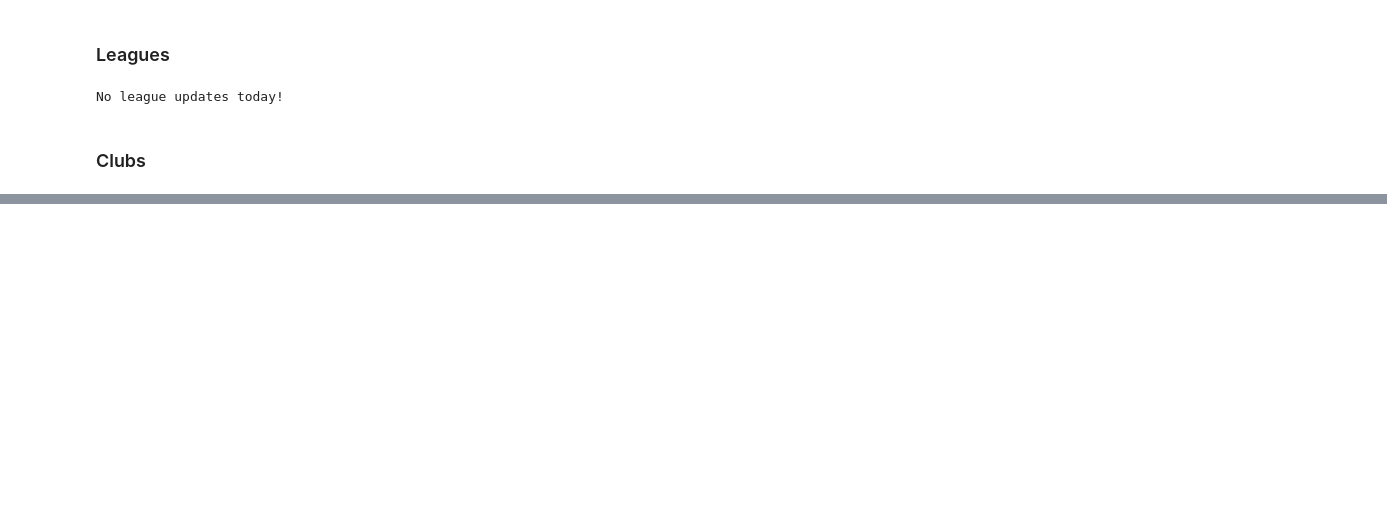
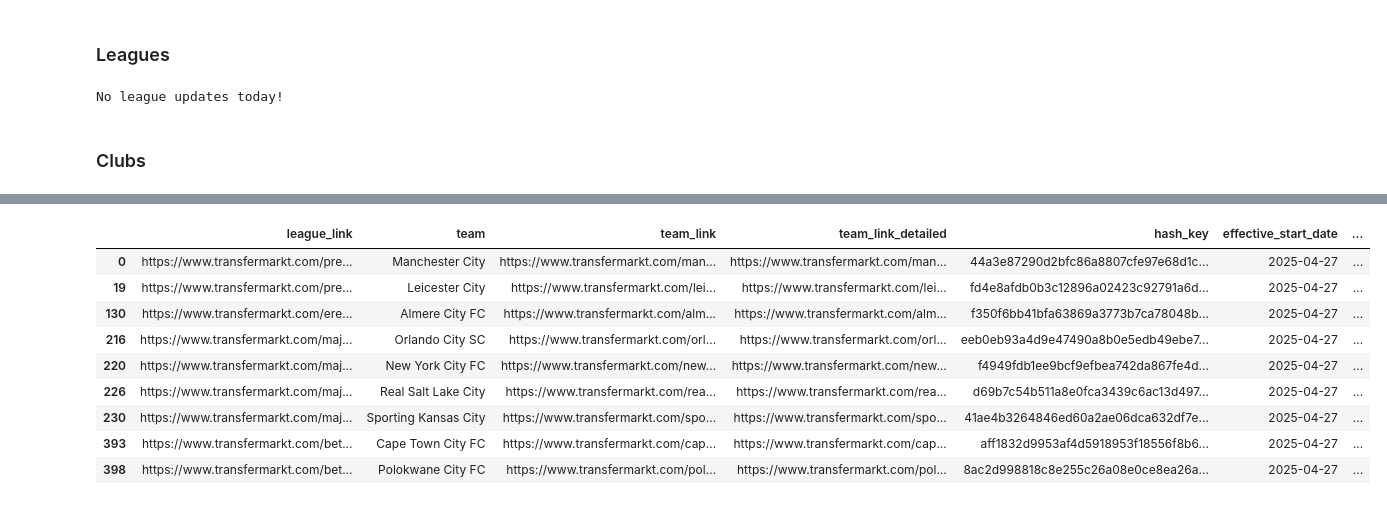
Before and after one commit to kodriscoll609/transfermarkt-monitor, a Jupyter notebook: src/0_source.ipynb, the cells around one changed output, grey strips where cells are left out. Cells and saved outputs as stored; diff of their text form; code cells hidden in the pictures; blank space fills up the shorter version.

```diff
--- a/src/0_source.ipynb
+++ b/src/0_source.ipynb
@@ -63,0 +208,14 @@ https://www.transfermarkt.com/allsvenskan/startseite/wettbewerb/SE1
+# %%
+temp = table("club_links")
+temp[temp.team.str.contains("City")]
+# %% [output]
+|  | league_link | team | team_link | team_link_detailed | hash_key | effective_start_date | ... |
+| 0 | https://www.transfermarkt.com/pre... | Manchester City | https://www.transfermarkt.com/man... | https://www.transfermarkt.com/man... | 44a3e87290d2bfc86a8807cfe97e68d1c... | 2025-04-27 | ... |
+| 19 | https://www.transfermarkt.com/pre... | Leicester City | https://www.transfermarkt.com/lei... | https://www.transfermarkt.com/lei... | fd4e8afdb0b3c12896a02423c92791a6d... | 2025-04-27 | ... |
+| 130 | https://www.transfermarkt.com/ere... | Almere City FC | https://www.transfermarkt.com/alm... | https://www.transfermarkt.com/alm... | f350f6bb41bfa63869a3773b7ca78048b... | 2025-04-27 | ... |
+| 216 | https://www.transfermarkt.com/maj... | Orlando City SC | https://www.transfermarkt.com/orl... | https://www.transfermarkt.com/orl... | eeb0eb93a4d9e47490a8b0e5edb49ebe7... | 2025-04-27 | ... |
+| 220 | https://www.transfermarkt.com/maj... | New York City FC | https://www.transfermarkt.com/new... | https://www.transfermarkt.com/new... | f4949fdb1ee9bcf9efbea742da867fe4d... | 2025-04-27 | ... |
+| 226 | https://www.transfermarkt.com/maj... | Real Salt Lake City | https://www.transfermarkt.com/rea... | https://www.transfermarkt.com/rea... | d69b7c54b511a8e0fca3439c6ac13d497... | 2025-04-27 | ... |
+| 230 | https://www.transfermarkt.com/maj... | Sporting Kansas City | https://www.transfermarkt.com/spo... | https://www.transfermarkt.com/spo... | 41ae4b3264846ed60a2ae06dca632df7e... | 2025-04-27 | ... |
+| 393 | https://www.transfermarkt.com/bet... | Cape Town City FC | https://www.transfermarkt.com/cap... | https://www.transfermarkt.com/cap... | aff1832d9953af4d5918953f18556f8b6... | 2025-04-27 | ... |
+| 398 | https://www.transfermarkt.com/bet... | Polokwane City FC | https://www.transfermarkt.com/pol... | https://www.transfermarkt.com/pol... | 8ac2d998818c8e255c26a08e0ce8ea26a... | 2025-04-27 | ... |
```
Also changed, not shown: parts of 10 cells of this notebook, 1 other file.
